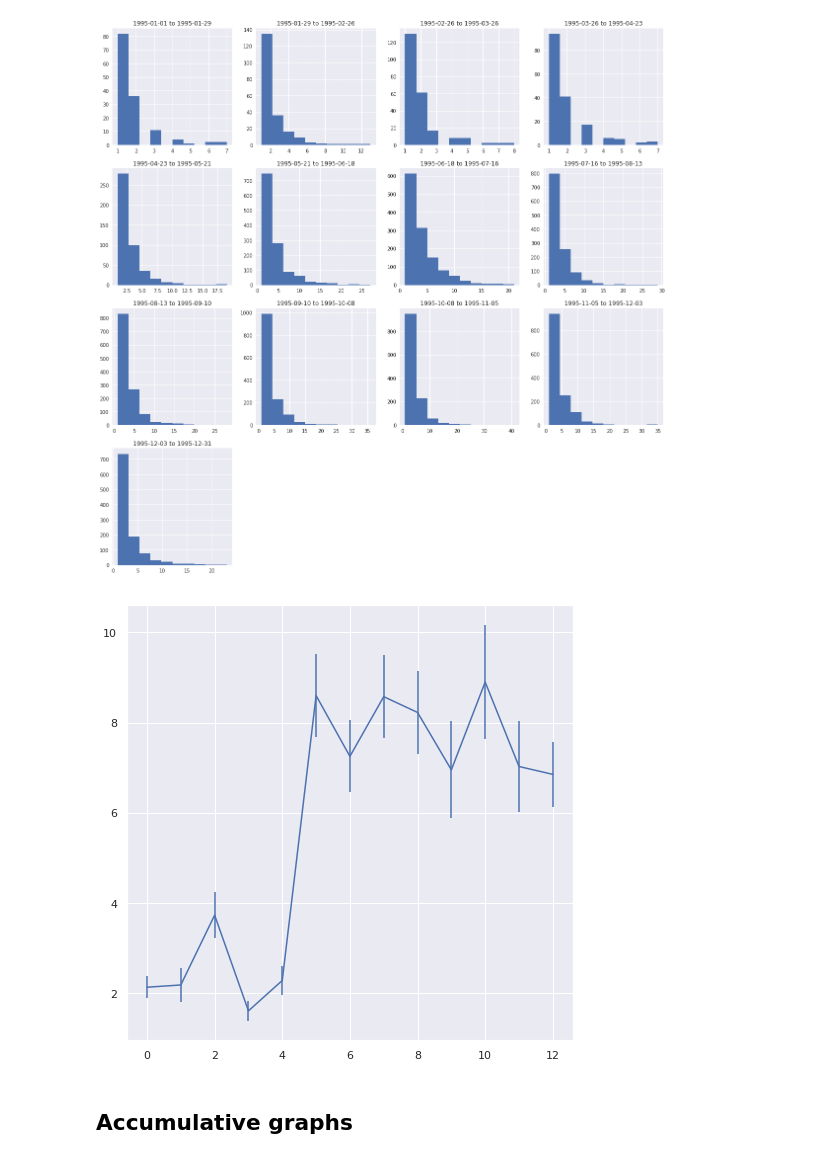
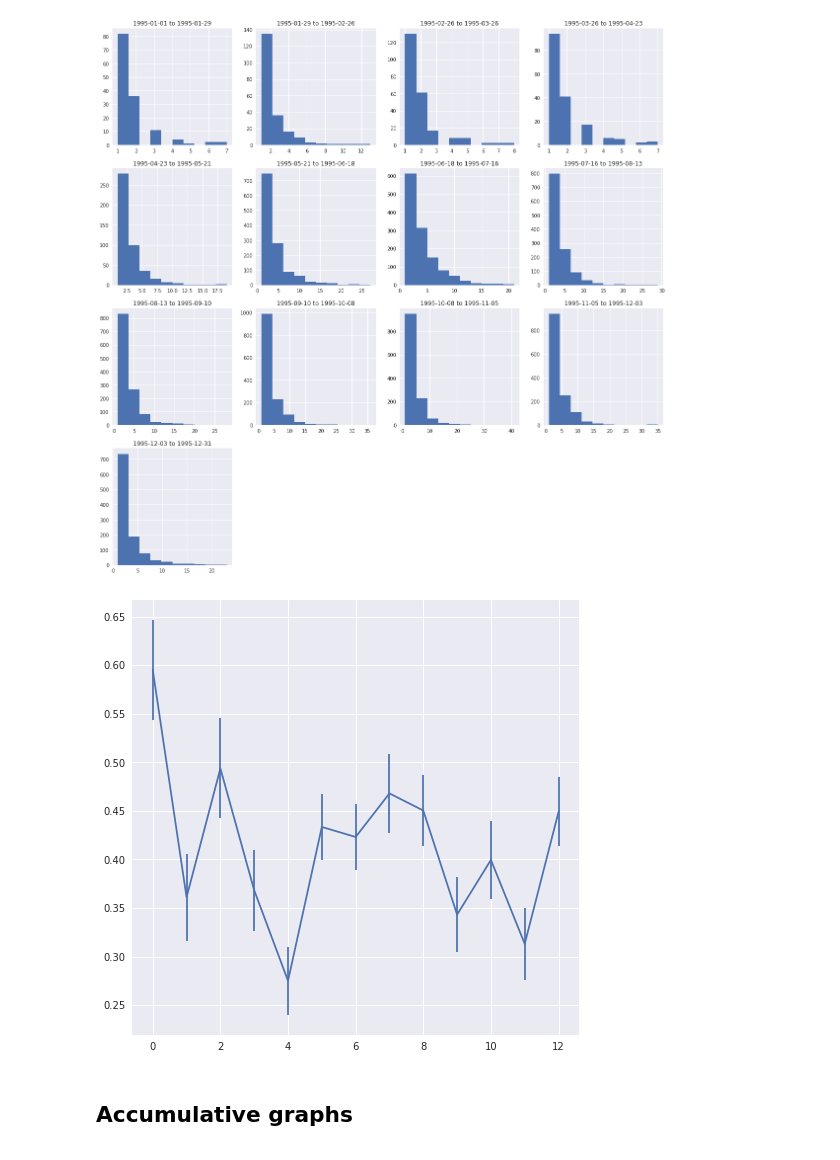
Before and after one commit to omid55/dynamic_sparse_balance_theory, a Jupyter notebook: notebooks/integrated_crisis_early_warning_system_dataverse_1995.ipynb, the cells around one changed output. Saved outputs shown, nothing was run; the diff lists cells and outputs as text; code cells hidden in the pictures.

```diff
--- a/notebooks/integrated_crisis_early_warning_system_dataverse_1995.ipynb
+++ b/notebooks/integrated_crisis_early_warning_system_dataverse_1995.ipynb
@@ -296,27 +298,25 @@ for index, edge_balance in enumerate(edge_balances):
 # %%
 transitions_balance = collections.defaultdict(list)
 # transitions_div_unbalance = collections.defaultdict(list)
 for edge_balance in edge_balances:
     for key, value in edge_balance.items():
-        transitions_balance[key].append(value['#balanced'])
+        transitions_balance[key].append(value['#balanced']/value['#cycle3'])
 #         transitions_div_unbalance[key].append(1 - value['#balanced'] / value['#cycle3'])
 
 
-# sns.set(rc={'figure.figsize':(10, 10)})
 balanced_cycle3_ratio = []
 for val in transitions_balance.values():
     if len(val) > 12:
-#         plt.plot(val)
         balanced_cycle3_ratio.append(val)
 
 sns.set(rc={'figure.figsize':(8, 8)})
 balanced_cycle3_ratio = np.array(balanced_cycle3_ratio)
 n, m =balanced_cycle3_ratio.shape
 plt.errorbar(x=np.arange(0, m),
              y=np.mean(balanced_cycle3_ratio, axis=0),
              yerr=np.std(balanced_cycle3_ratio, axis=0)/np.sqrt(n));
 # %% [output]
-[figure, old version]
+[figure, new version]
 # %% [markdown]
 ## Accumulative graphs
 # %%
```
Also changed, not shown: parts of 17 cells of this notebook, 7 other files.
